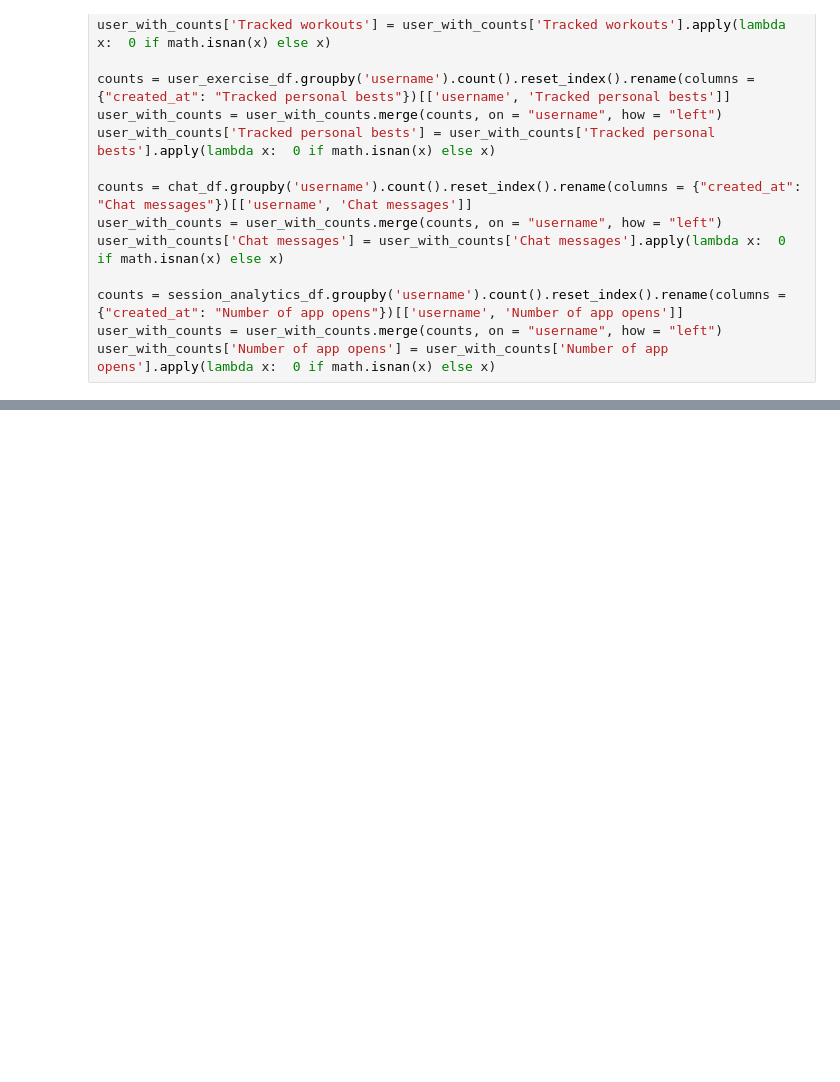
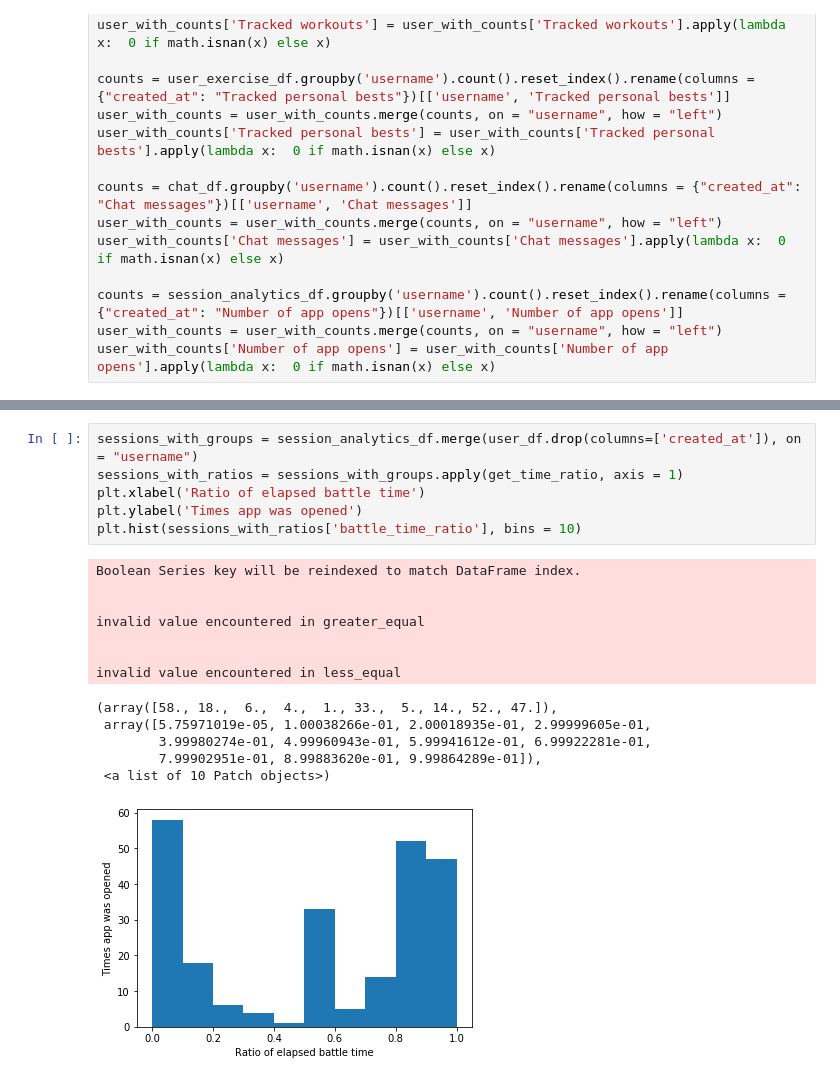
Before and after one commit to EerikSaksi/stat_buff, a Jupyter notebook: data/data_analysis.ipynb, the cells around one changed output, grey strips where cells are left out. Saved outputs shown, nothing was run; the diff lists cells and outputs as text; blank space fills up the shorter version.

```diff
--- a/data/data_analysis.ipynb
+++ b/data/data_analysis.ipynb
@@ -221,0 +265,20 @@ Boolean Series key will be reindexed to match DataFrame index.
+# %%
+sessions_with_groups = session_analytics_df.merge(user_df.drop(columns=['created_at']), on = "username")
+sessions_with_ratios = sessions_with_groups.apply(get_time_ratio, axis = 1)
+plt.xlabel('Ratio of elapsed battle time')
+plt.ylabel('Times app was opened')
+plt.hist(sessions_with_ratios['battle_time_ratio'], bins = 10)
+# %% [output]
+Boolean Series key will be reindexed to match DataFrame index.
+
+
+invalid value encountered in greater_equal
+
+
+invalid value encountered in less_equal
+(array([58., 18.,  6.,  4.,  1., 33.,  5., 14., 52., 47.]),
+ array([5.75971019e-05, 1.00038266e-01, 2.00018935e-01, 2.99999605e-01,
+        3.99980274e-01, 4.99960943e-01, 5.99941612e-01, 6.99922281e-01,
+        7.99902951e-01, 8.99883620e-01, 9.99864289e-01]),
+ <a list of 10 Patch objects>)
+[figure, added]
```
Also changed, not shown: parts of 12 cells of this notebook, 5 other files.
